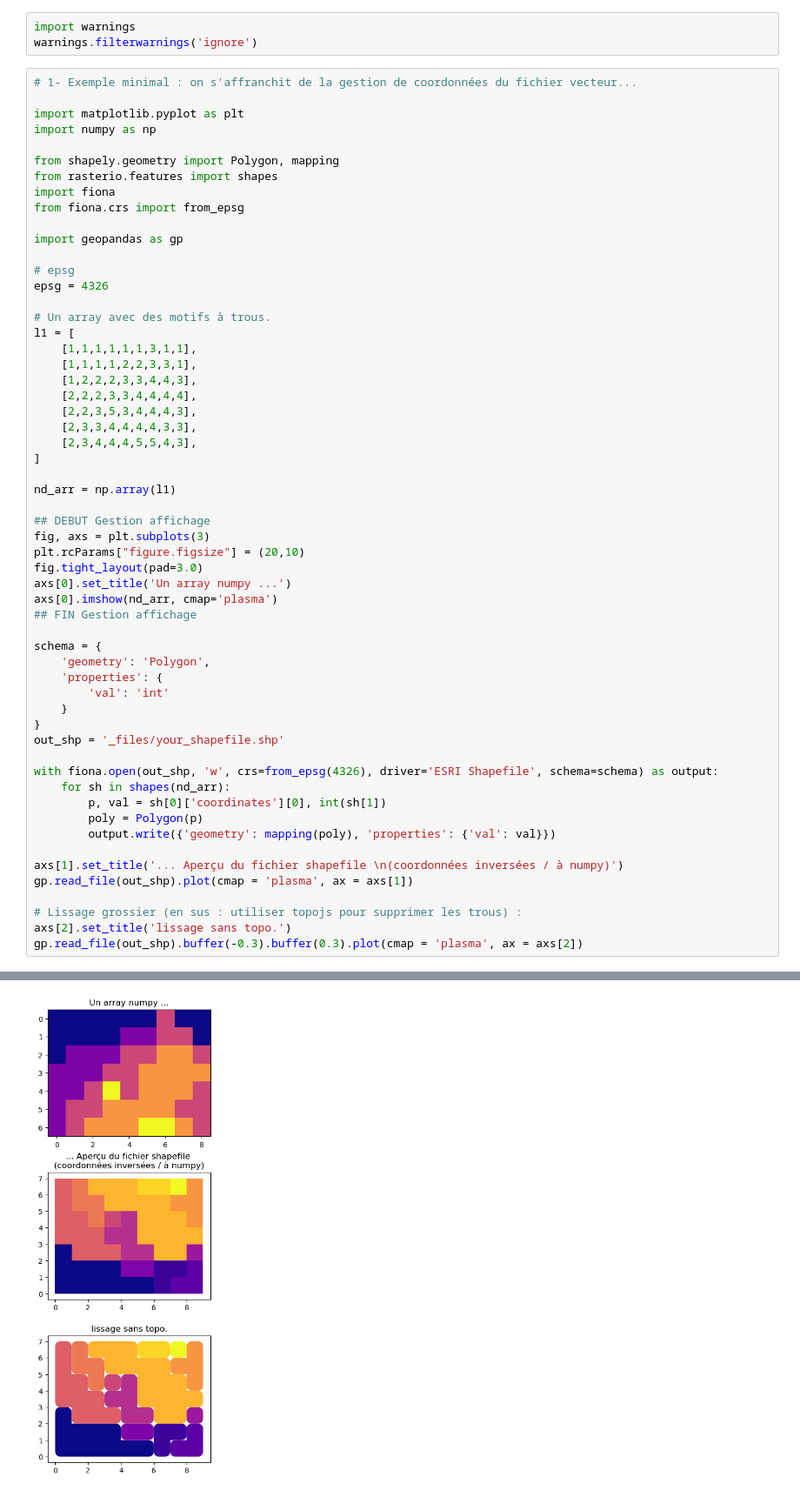
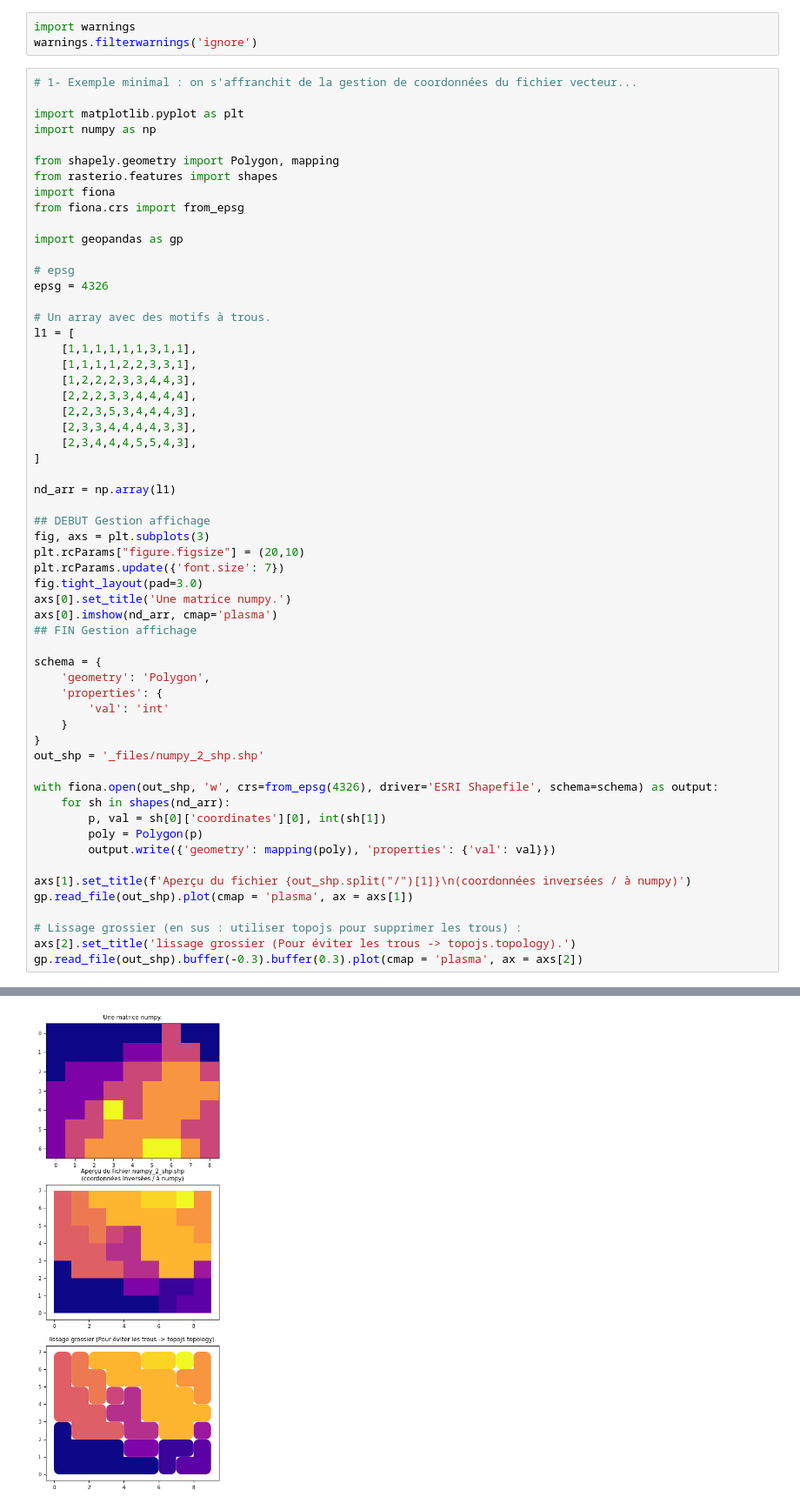
Before and after one commit to romaingalet/Traitement-raster-matriciel, a Jupyter notebook: array_2_shapefile.ipynb, the cells around one changed output, grey strips where cells are left out. Shown at 87% size. Cells and saved outputs as stored; diff of their text form.

```diff
--- a/array_2_shapefile.ipynb
+++ b/array_2_shapefile.ipynb
@@ -33,8 +33,9 @@ nd_arr = np.array(l1)
 ## DEBUT Gestion affichage
 fig, axs = plt.subplots(3)
 plt.rcParams["figure.figsize"] = (20,10)
+plt.rcParams.update({'font.size': 7})
 fig.tight_layout(pad=3.0)
-axs[0].set_title('Un array numpy ...')
+axs[0].set_title('Une matrice numpy.')
 axs[0].imshow(nd_arr, cmap='plasma')
 ## FIN Gestion affichage
 
@@ -44,7 +45,7 @@ schema = {
         'val': 'int'
     }
 }
-out_shp = '_files/your_shapefile.shp'
+out_shp = '_files/numpy_2_shp.shp'
 
 with fiona.open(out_shp, 'w', crs=from_epsg(4326), driver='ESRI Shapefile', schema=schema) as output:
     for sh in shapes(nd_arr):
@@ -52,10 +53,10 @@ with fiona.open(out_shp, 'w', crs=from_epsg(4326), driver='ESRI Shapefile', sche
         poly = Polygon(p)
         output.write({'geometry': mapping(poly), 'properties': {'val': val}})
 
-axs[1].set_title('... Aperçu du fichier shapefile \n(coordonnées inversées / à numpy)')
+axs[1].set_title(f'Aperçu du fichier {out_shp.split("/")[1]}\n(coordonnées inversées / à numpy)')
 gp.read_file(out_shp).plot(cmap = 'plasma', ax = axs[1])
 
 # Lissage grossier (en sus : utiliser topojs pour supprimer les trous) :
-axs[2].set_title('lissage sans topo.')
+axs[2].set_title('lissage grossier (Pour éviter les trous -> topojs.topology).')
 gp.read_file(out_shp).buffer(-0.3).buffer(0.3).plot(cmap = 'plasma', ax = axs[2])
 # %% [output]
@@ -63 +64 @@ gp.read_file(out_shp).buffer(-0.3).buffer(0.3).plot(cmap = 'plasma', ax = axs[2]
-[figure, old version]
+[figure, new version]
```
Also changed, not shown: parts of 3 cells of this notebook.
